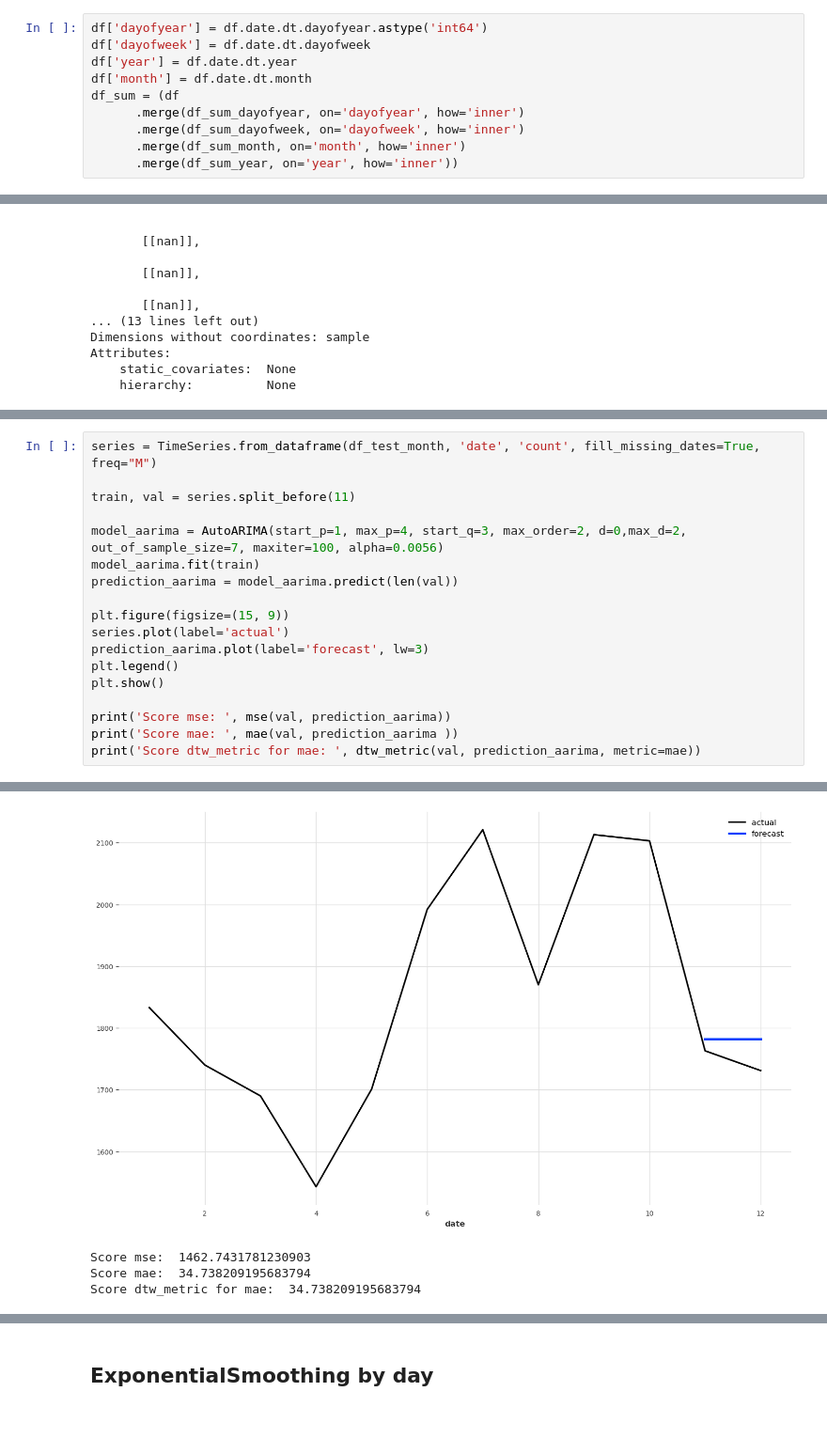
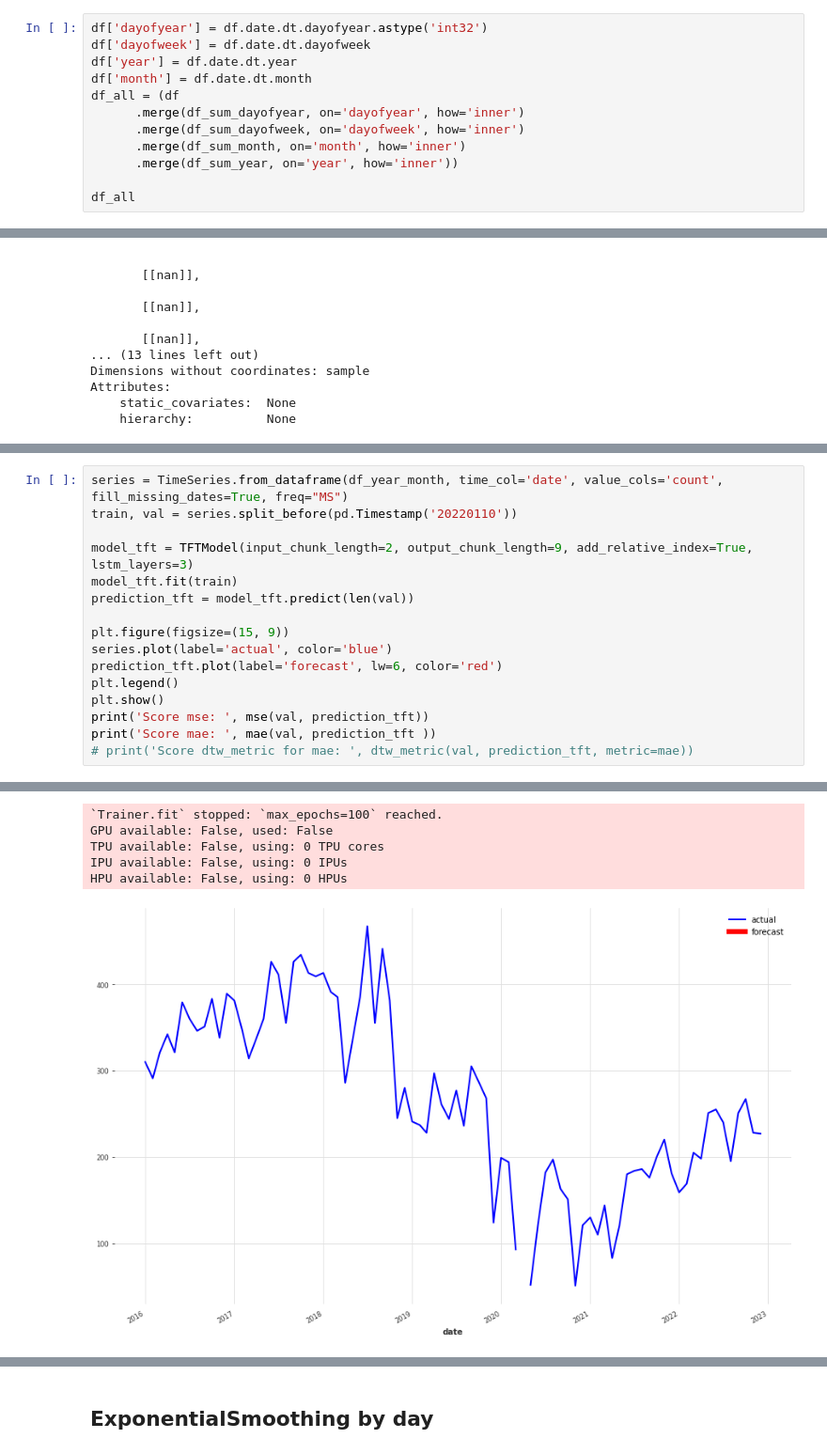
Before and after one commit to AyoubHaddou/initiation_time_series, a Jupyter notebook: sncf_api_darts_lille_europe.ipynb, the cells around one changed output, grey strips where cells are left out. Shown at 94% size. Saved outputs shown, nothing was run; the diff lists cells and outputs as text; blank space fills up the shorter version.

```diff
--- a/sncf_api_darts_lille_europe.ipynb
+++ b/sncf_api_darts_lille_europe.ipynb
@@ -224,10 +199,12 @@ df_sum_year = df_sum_year.reset_index().rename(columns={"count":'count/year', 'd
 # %%
-df['dayofyear'] = df.date.dt.dayofyear.astype('int64')
+df['dayofyear'] = df.date.dt.dayofyear.astype('int32')
 df['dayofweek'] = df.date.dt.dayofweek
 df['year'] = df.date.dt.year
 df['month'] = df.date.dt.month
-df_sum = (df
+df_all = (df
       .merge(df_sum_dayofyear, on='dayofyear', how='inner')
       .merge(df_sum_dayofweek, on='dayofweek', how='inner')
       .merge(df_sum_month, on='month', how='inner')
       .merge(df_sum_year, on='year', how='inner'))
+
+df_all
@@ -855,19 +827,17 @@ df_test_month
 # %%
-series = TimeSeries.from_dataframe(df_test_month, 'date', 'count', fill_missing_dates=True, freq="M")
+series = TimeSeries.from_dataframe(df_year_month, time_col='date', value_cols='count', fill_missing_dates=True, freq="MS")
+train, val = series.split_before(pd.Timestamp('20220110'))
 
-train, val = series.split_before(11)
-
-model_aarima = AutoARIMA(start_p=1, max_p=4, start_q=3, max_order=2, d=0,max_d=2, out_of_sample_size=7, maxiter=100, alpha=0.0056)
-model_aarima.fit(train)
-prediction_aarima = model_aarima.predict(len(val))
+model_tft = TFTModel(input_chunk_length=2, output_chunk_length=9, add_relative_index=True, lstm_layers=3)
+model_tft.fit(train)
+prediction_tft = model_tft.predict(len(val))
 
 plt.figure(figsize=(15, 9))
-series.plot(label='actual')
-prediction_aarima.plot(label='forecast', lw=3)
+series.plot(label='actual', color='blue')
+prediction_tft.plot(label='forecast', lw=6, color='red')
 plt.legend()
 plt.show()
-
-print('Score mse: ', mse(val, prediction_aarima))
-print('Score mae: ', mae(val, prediction_aarima ))
-print('Score dtw_metric for mae: ', dtw_metric(val, prediction_aarima, metric=mae))
+print('Score mse: ', mse(val, prediction_tft))
+print('Score mae: ', mae(val, prediction_tft ))
+# print('Score dtw_metric for mae: ', dtw_metric(val, prediction_tft, metric=mae))
 # %% [output]
@@ -874,4 +861,6 @@ print('Score dtw_metric for mae: ', dtw_metric(val, prediction_aarima, metric=ma
+`Trainer.fit` stopped: `max_epochs=100` reached.
+GPU available: False, used: False
+TPU available: False, using: 0 TPU cores
+IPU available: False, using: 0 IPUs
+HPU available: False, using: 0 HPUs
-[figure, old version]
+[figure, new version]
-Score mse:  1462.7431781230903
-Score mae:  34.738209195683794
-Score dtw_metric for mae:  34.738209195683794
```
Also changed, not shown: parts of 30 cells of this notebook.
